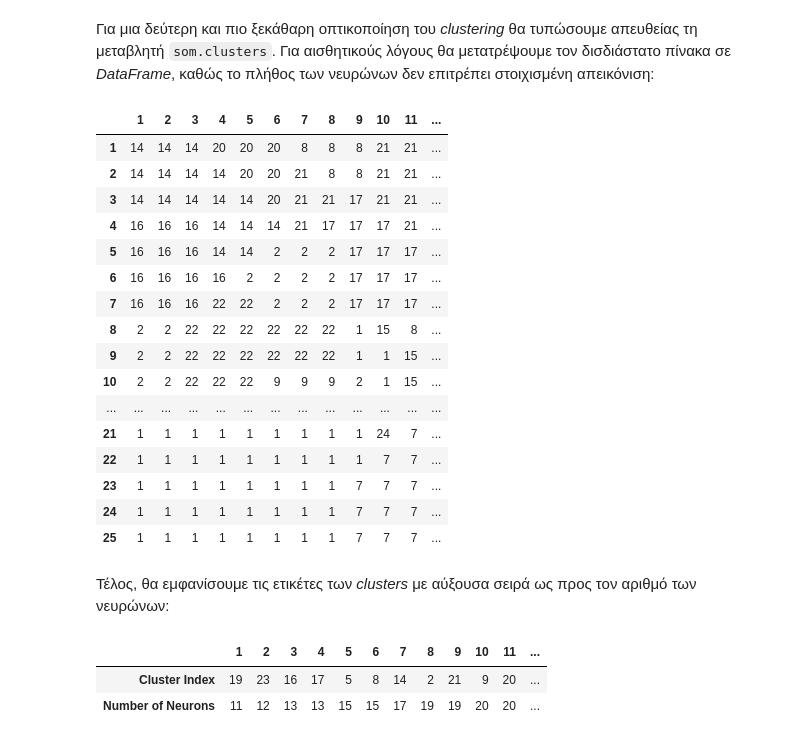
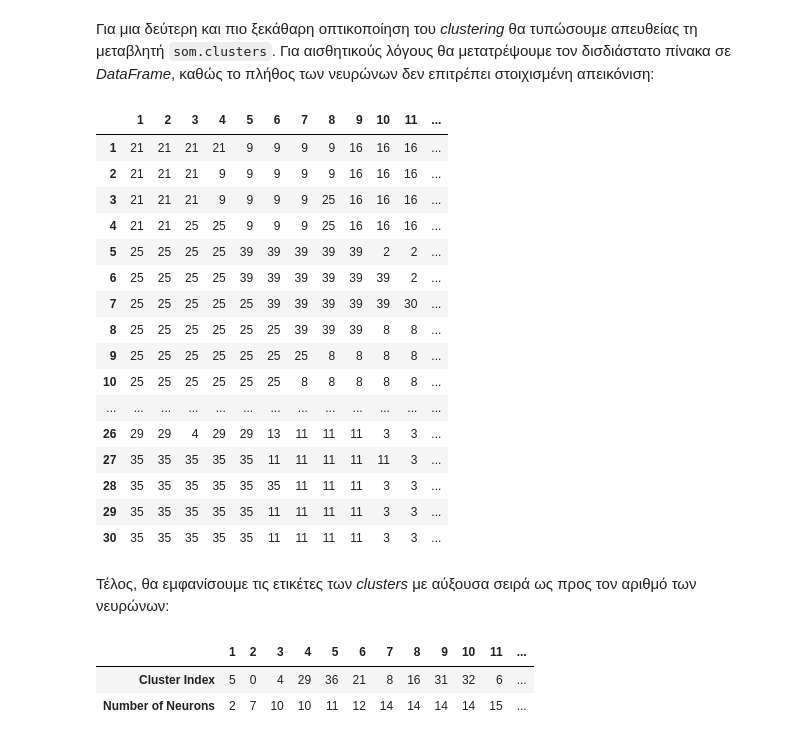
Before and after one commit to sonqo/ntua-ypsilon, a Jupyter notebook: 3_Neural_Networks_Intelligent_Systems/2_RecommenderSystem_SOM/A11.ipynb, the cells around one changed output. Drawn from its saved outputs; the diff is of its cells as text; code cells hidden in the pictures.

```diff
--- a/3_Neural_Networks_Intelligent_Systems/2_RecommenderSystem_SOM/A11.ipynb
+++ b/3_Neural_Networks_Intelligent_Systems/2_RecommenderSystem_SOM/A11.ipynb
@@ -211,14 +217,21 @@ corpus_tf_idf.shape
 # %%
+from sklearn.preprocessing import MinMaxScaler
+
+scaler = MinMaxScaler()
+
 def build_final_set(doc_limit = 5000, tf_idf_only=False):
     # convert sparse tf_idf to dense tf_idf representation
     dense_tf_idf = corpus_tf_idf.toarray()[0:doc_limit, :]
+
+    dense_tf_idf = scaler.fit_transform(dense_tf_idf)
+
     if tf_idf_only:
         # use only tf_idf
         final_set = dense_tf_idf
     else:
-        # append the binary categories features horizontaly to the (dense) tf_idf features
+        # append the binary categories features horizontaly to the dense tf_idf features
         final_set = np.hstack((dense_tf_idf, catbins[0:doc_limit, :]))
-        # η somoclu θέλει δεδομένα σε float32
+        # return data in float32 dtype: somoclu
     return np.array(final_set, dtype=np.float32)
 # %%
 final_set = build_final_set()
@@ -231,5 +241,0 @@ final_set.shape
-# %%
-from sklearn.decomposition import PCA
-
-pca = PCA(n_components=0.85)
-final_set = pca.fit_transform(final_set)
@@ -248,7 +250,7 @@ final_set.shape
 # %%
 import somoclu
 
-rows, columns = 25, 25
+rows, columns = 30, 30
 som = somoclu.Somoclu(columns, rows, kerneltype=1, compactsupport=False)
 
 %time som.train(data=final_set, epochs=100)
@@ -261,5 +264,3 @@ Wall time: 15min 35s
-# %%
-som = joblib.load('som.pkl')
 # %% [markdown]
 ---
 
@@ -296,32 +303,32 @@ som.view_umatrix(bestmatches=True, colorbar=True, figsize=(12, 12))
 # %% [markdown]
 Για μια δεύτερη και πιο ξεκάθαρη οπτικοποίηση του *clustering* θα τυπώσουμε απευθείας τη μεταβλητή `som.clusters`. Για αισθητικούς λόγους θα μετατρέψουμε τον δισδιάστατο πίνακα σε *DataFrame*, καθώς το πλήθος των νευρώνων δεν επιτρέπει στοιχισμένη απεικόνιση:
 # %%
-acc = [i for i in range(1, 26)]
+acc = [i for i in range(1, 31)]
 
 clust_df = pd.DataFrame(som.clusters, columns=acc, index=acc)
 clust_df
 # %% [output]
 |  | 1 | 2 | 3 | 4 | 5 | 6 | 7 | 8 | 9 | 10 | 11 | ... |
-| 1 | 14 | 14 | 14 | 20 | 20 | 20 | 8 | 8 | 8 | 21 | 21 | ... |
-| 2 | 14 | 14 | 14 | 14 | 20 | 20 | 21 | 8 | 8 | 21 | 21 | ... |
-| 3 | 14 | 14 | 14 | 14 | 14 | 20 | 21 | 21 | 17 | 21 | 21 | ... |
-| 4 | 16 | 16 | 16 | 14 | 14 | 14 | 21 | 17 | 17 | 17 | 21 | ... |
-| 5 | 16 | 16 | 16 | 14 | 14 | 2 | 2 | 2 | 17 | 17 | 17 | ... |
-| 6 | 16 | 16 | 16 | 16 | 2 | 2 | 2 | 2 | 17 | 17 | 17 | ... |
-| 7 | 16 | 16 | 16 | 22 | 22 | 2 | 2 | 2 | 17 | 17 | 17 | ... |
-| 8 | 2 | 2 | 22 | 22 | 22 | 22 | 22 | 22 | 1 | 15 | 8 | ... |
-| 9 | 2 | 2 | 22 | 22 | 22 | 22 | 22 | 22 | 1 | 1 | 15 | ... |
-| 10 | 2 | 2 | 22 | 22 | 22 | 9 | 9 | 9 | 2 | 1 | 15 | ... |
+| 1 | 21 | 21 | 21 | 21 | 9 | 9 | 9 | 9 | 16 | 16 | 16 | ... |
+| 2 | 21 | 21 | 21 | 9 | 9 | 9 | 9 | 9 | 16 | 16 | 16 | ... |
+| 3 | 21 | 21 | 21 | 9 | 9 | 9 | 9 | 25 | 16 | 16 | 16 | ... |
+| 4 | 21 | 21 | 25 | 25 | 9 | 9 | 9 | 25 | 16 | 16 | 16 | ... |
+| 5 | 25 | 25 | 25 | 25 | 39 | 39 | 39 | 39 | 39 | 2 | 2 | ... |
+| 6 | 25 | 25 | 25 | 25 | 39 | 39 | 39 | 39 | 39 | 39 | 2 | ... |
+| 7 | 25 | 25 | 25 | 25 | 25 | 39 | 39 | 39 | 39 | 39 | 30 | ... |
+| 8 | 25 | 25 | 25 | 25 | 25 | 25 | 39 | 39 | 39 | 8 | 8 | ... |
+| 9 | 25 | 25 | 25 | 25 | 25 | 25 | 25 | 8 | 8 | 8 | 8 | ... |
+| 10 | 25 | 25 | 25 | 25 | 25 | 25 | 8 | 8 | 8 | 8 | 8 | ... |
 | ... | ... | ... | ... | ... | ... | ... | ... | ... | ... | ... | ... | ... |
-| 21 | 1 | 1 | 1 | 1 | 1 | 1 | 1 | 1 | 1 | 24 | 7 | ... |
-| 22 | 1 | 1 | 1 | 1 | 1 | 1 | 1 | 1 | 1 | 7 | 7 | ... |
-| 23 | 1 | 1 | 1 | 1 | 1 | 1 | 1 | 1 | 7 | 7 | 7 | ... |
-| 24 | 1 | 1 | 1 | 1 | 1 | 1 | 1 | 1 | 7 | 7 | 7 | ... |
-| 25 | 1 | 1 | 1 | 1 | 1 | 1 | 1 | 1 | 7 | 7 | 7 | ... |
+| 26 | 29 | 29 | 4 | 29 | 29 | 13 | 11 | 11 | 11 | 3 | 3 | ... |
+| 27 | 35 | 35 | 35 | 35 | 35 | 11 | 11 | 11 | 11 | 11 | 3 | ... |
+| 28 | 35 | 35 | 35 | 35 | 35 | 35 | 11 | 11 | 11 | 3 | 3 | ... |
+| 29 | 35 | 35 | 35 | 35 | 35 | 11 | 11 | 11 | 11 | 3 | 3 | ... |
+| 30 | 35 | 35 | 35 | 35 | 35 | 11 | 11 | 11 | 11 | 3 | 3 | ... |
 # %% [markdown]
 Τέλος, θα εμφανίσουμε τις ετικέτες των *clusters* με αύξουσα σειρά ως προς τον αριθμό των νευρώνων:
 # %%
-cluster_vals, cluster_counts = numpy.unique(som.clusters, return_counts=True)
+cluster_vals, cluster_counts = np.unique(som.clusters, return_counts=True)
 x = dict(zip(cluster_vals, cluster_counts))
 
 l1, l2 = [], []
@@ -331,9 +338,9 @@ for key, value in a.items():
   l1.append(key)
   l2.append(value)
 
-final_frame = pd.DataFrame(np.vstack((np.array(l1), np.array(l2))), columns=[i for i in range(1, 26)], index = ["Cluster Index", "Number of Neurons"])
+final_frame = pd.DataFrame(np.vstack((np.array(l1), np.array(l2))), columns=[i for i in range(1, 41)], index = ["Cluster Index", "Number of Neurons"])
 final_frame
 # %% [output]
 |  | 1 | 2 | 3 | 4 | 5 | 6 | 7 | 8 | 9 | 10 | 11 | ... |
-| Cluster Index | 19 | 23 | 16 | 17 | 5 | 8 | 14 | 2 | 21 | 9 | 20 | ... |
-| Number of Neurons | 11 | 12 | 13 | 13 | 15 | 15 | 17 | 19 | 19 | 20 | 20 | ... |
+| Cluster Index | 5 | 0 | 4 | 29 | 36 | 21 | 8 | 16 | 31 | 32 | 6 | ... |
+| Number of Neurons | 2 | 7 | 10 | 10 | 11 | 12 | 14 | 14 | 14 | 14 | 15 | ... |
```
Also changed, not shown: parts of 39 cells of this notebook.
